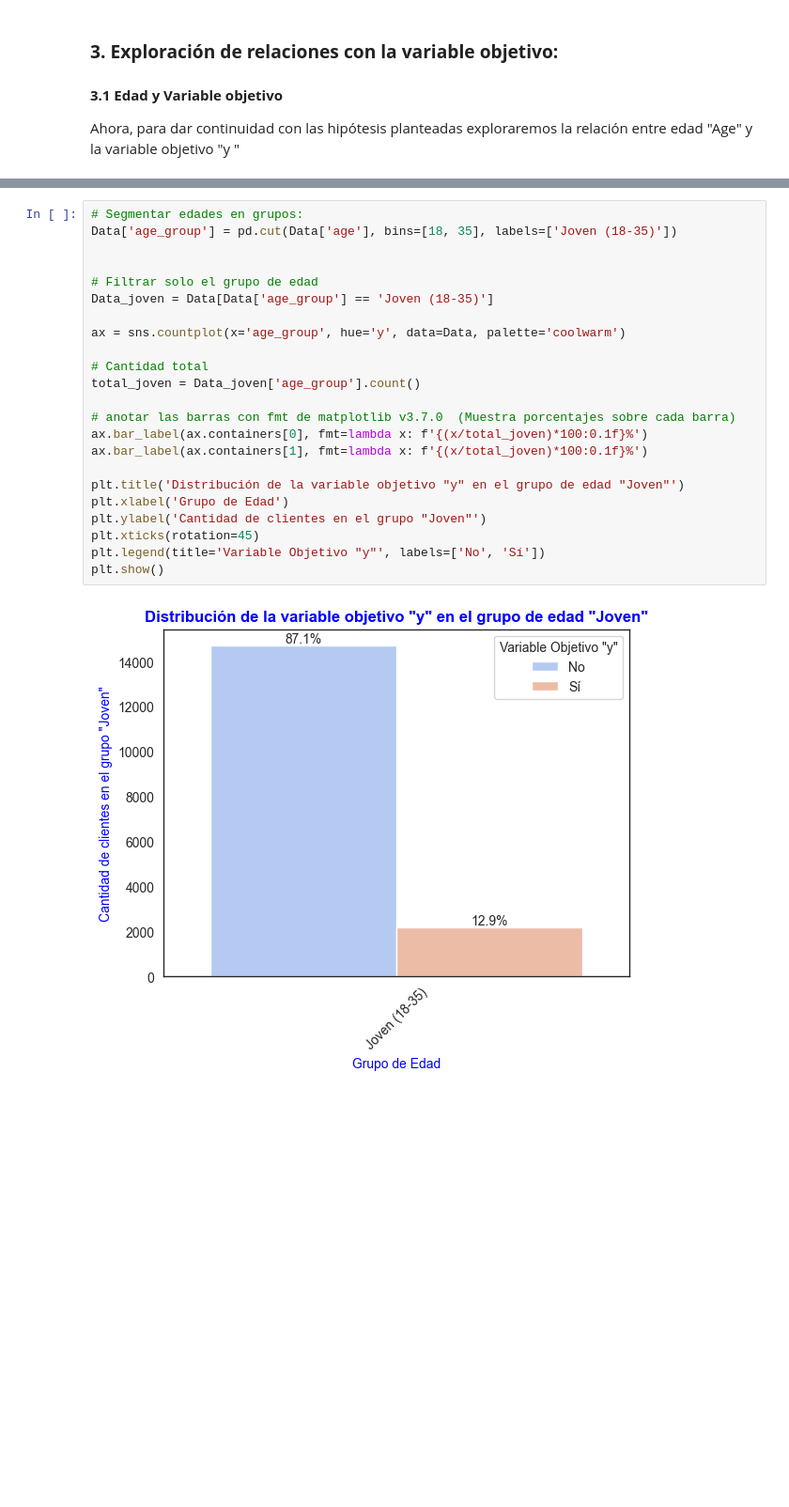
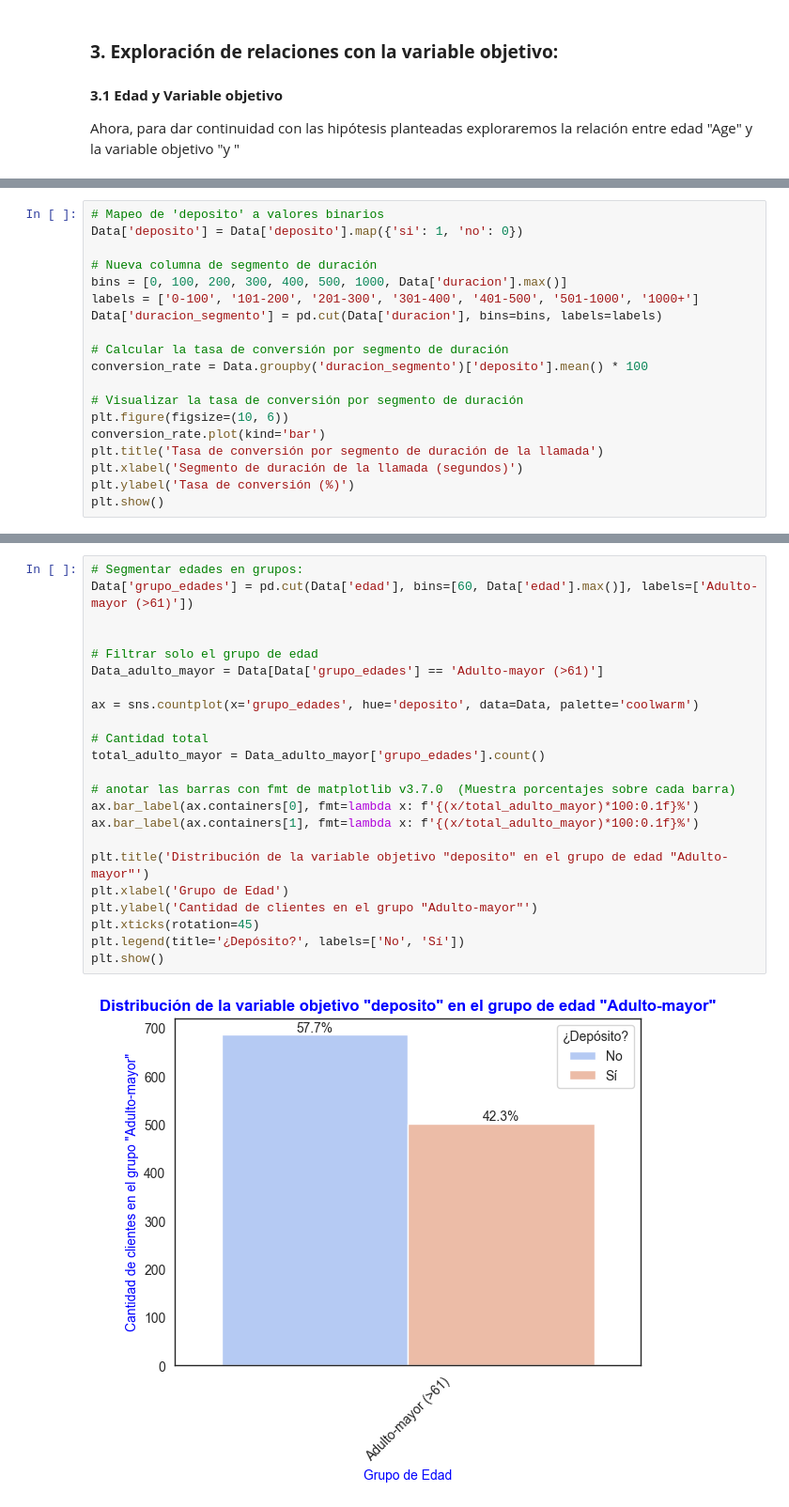
Before and after one commit to andres-coder-dev/entrega-ds-f, a Jupyter notebook: Entrega_Final-Andres-Burbano.ipynb, the cells around one changed output, grey strips where cells are left out. Shown: that part at 94% size. Saved outputs shown, nothing was run; the diff lists cells and outputs as text; blank space fills up the shorter version.

```diff
--- a/Entrega_Final-Andres-Burbano.ipynb
+++ b/Entrega_Final-Andres-Burbano.ipynb
@@ -345,0 +516,19 @@ Con lo anterior, se **comprueba la hipótesis**:
+# %%
+# Mapeo de 'deposito' a valores binarios
+Data['deposito'] = Data['deposito'].map({'si': 1, 'no': 0})
+
+# Nueva columna de segmento de duración
+bins = [0, 100, 200, 300, 400, 500, 1000, Data['duracion'].max()]
+labels = ['0-100', '101-200', '201-300', '301-400', '401-500', '501-1000', '1000+']
+Data['duracion_segmento'] = pd.cut(Data['duracion'], bins=bins, labels=labels)
+
+# Calcular la tasa de conversión por segmento de duración
+conversion_rate = Data.groupby('duracion_segmento')['deposito'].mean() * 100
+
+# Visualizar la tasa de conversión por segmento de duración
+plt.figure(figsize=(10, 6))
+conversion_rate.plot(kind='bar')
+plt.title('Tasa de conversión por segmento de duración de la llamada')
+plt.xlabel('Segmento de duración de la llamada (segundos)')
+plt.ylabel('Tasa de conversión (%)')
+plt.show()
@@ -349,25 +585,25 @@ A continuación se muestran gráficas de distribución creando los rangos de eda
 # %%
 # Segmentar edades en grupos:
-Data['age_group'] = pd.cut(Data['age'], bins=[18, 35], labels=['Joven (18-35)'])
+Data['grupo_edades'] = pd.cut(Data['edad'], bins=[60, Data['edad'].max()], labels=['Adulto-mayor (>61)'])
 
 
 # Filtrar solo el grupo de edad
-Data_joven = Data[Data['age_group'] == 'Joven (18-35)']
+Data_adulto_mayor = Data[Data['grupo_edades'] == 'Adulto-mayor (>61)']
 
-ax = sns.countplot(x='age_group', hue='y', data=Data, palette='coolwarm')
+ax = sns.countplot(x='grupo_edades', hue='deposito', data=Data, palette='coolwarm')
 
 # Cantidad total
-total_joven = Data_joven['age_group'].count()
+total_adulto_mayor = Data_adulto_mayor['grupo_edades'].count()
 
 # anotar las barras con fmt de matplotlib v3.7.0  (Muestra porcentajes sobre cada barra)
-ax.bar_label(ax.containers[0], fmt=lambda x: f'{(x/total_joven)*100:0.1f}%')
-ax.bar_label(ax.containers[1], fmt=lambda x: f'{(x/total_joven)*100:0.1f}%')
+ax.bar_label(ax.containers[0], fmt=lambda x: f'{(x/total_adulto_mayor)*100:0.1f}%')
+ax.bar_label(ax.containers[1], fmt=lambda x: f'{(x/total_adulto_mayor)*100:0.1f}%')
 
-plt.title('Distribución de la variable objetivo "y" en el grupo de edad "Joven"')
+plt.title('Distribución de la variable objetivo "deposito" en el grupo de edad "Adulto-mayor"')
 plt.xlabel('Grupo de Edad')
-plt.ylabel('Cantidad de clientes en el grupo "Joven"')
+plt.ylabel('Cantidad de clientes en el grupo "Adulto-mayor"')
 plt.xticks(rotation=45)
-plt.legend(title='Variable Objetivo "y"', labels=['No', 'Sí'])
+plt.legend(title='¿Depósito?', labels=['No', 'Sí'])
 plt.show()
 # %% [output]
-[figure, old version]
+[figure, new version]
```
Also changed, not shown: parts of 38 cells of this notebook.
